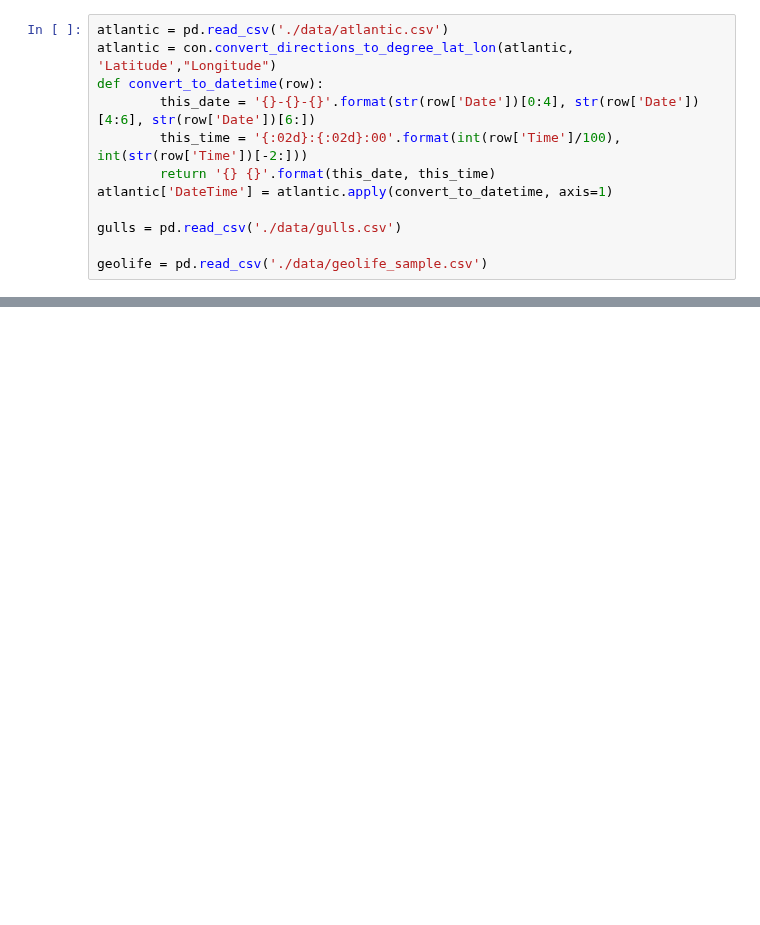
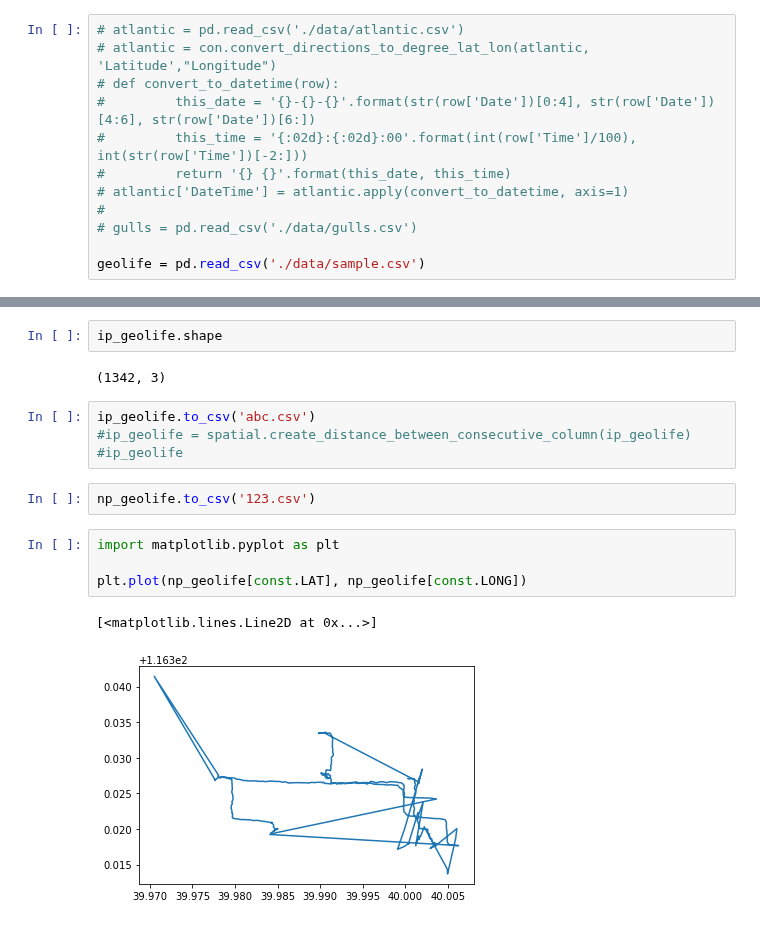
Before and after one commit to YakshHaranwala/PTRAIL, a Jupyter notebook: examples/testing.ipynb, the cells around one changed output, grey strips where cells are left out. Saved outputs shown, nothing was run; the diff lists cells and outputs as text; blank space fills up the shorter version.

```diff
--- a/examples/testing.ipynb
+++ b/examples/testing.ipynb
@@ -9,16 +10,16 @@ from features.spatial_features import SpatialFeatures as spatial
 from utilities.conversions import Conversions as con
 from preprocessing.interpolation import Interpolate as ip
 # %%
-atlantic = pd.read_csv('./data/atlantic.csv')
-atlantic = con.convert_directions_to_degree_lat_lon(atlantic, 'Latitude',"Longitude")
-def convert_to_datetime(row):
-        this_date = '{}-{}-{}'.format(str(row['Date'])[0:4], str(row['Date'])[4:6], str(row['Date'])[6:])
-        this_time = '{:02d}:{:02d}:00'.format(int(row['Time']/100), int(str(row['Time'])[-2:]))
-        return '{} {}'.format(this_date, this_time)
-atlantic['DateTime'] = atlantic.apply(convert_to_datetime, axis=1)
+# atlantic = pd.read_csv('./data/atlantic.csv')
+# atlantic = con.convert_directions_to_degree_lat_lon(atlantic, 'Latitude',"Longitude")
+# def convert_to_datetime(row):
+#         this_date = '{}-{}-{}'.format(str(row['Date'])[0:4], str(row['Date'])[4:6], str(row['Date'])[6:])
+#         this_time = '{:02d}:{:02d}:00'.format(int(row['Time']/100), int(str(row['Time'])[-2:]))
+#         return '{} {}'.format(this_date, this_time)
+# atlantic['DateTime'] = atlantic.apply(convert_to_datetime, axis=1)
+#
+# gulls = pd.read_csv('./data/gulls.csv')
 
-gulls = pd.read_csv('./data/gulls.csv')
-
-geolife = pd.read_csv('./data/geolife_sample.csv')
+geolife = pd.read_csv('./data/sample.csv')
 # %%
 %%time
@@ -114,0 +76,17 @@ Length of interpolated atlantic Dataframe: 52837
+# %%
+ip_geolife.shape
+# %% [output]
+(1342, 3)
+# %%
+ip_geolife.to_csv('abc.csv')
+#ip_geolife = spatial.create_distance_between_consecutive_column(ip_geolife)
+#ip_geolife
+# %%
+np_geolife.to_csv('123.csv')
+# %%
+import matplotlib.pyplot as plt
+
+plt.plot(np_geolife[const.LAT], np_geolife[const.LONG])
+# %% [output]
+[<matplotlib.lines.Line2D at 0x...>]
+[figure, added]
```
Also changed, not shown: parts of 20 cells of this notebook, 7 other files.
